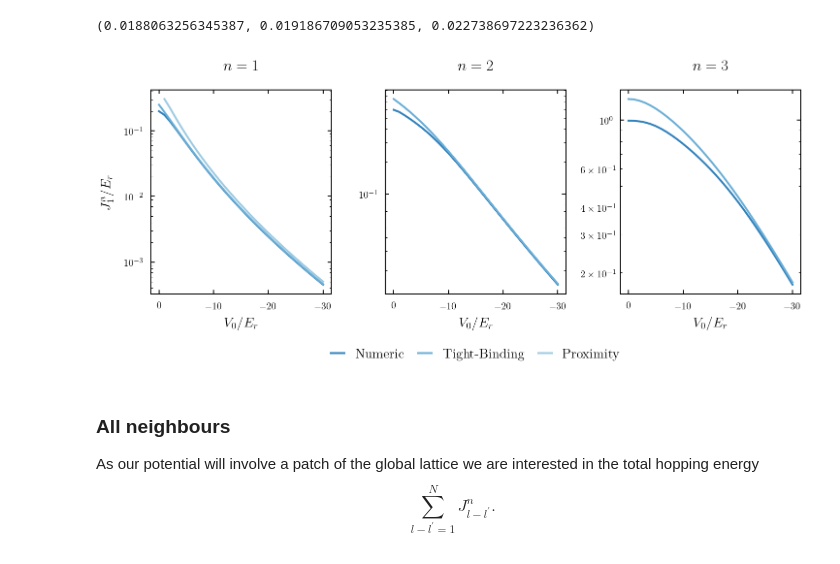
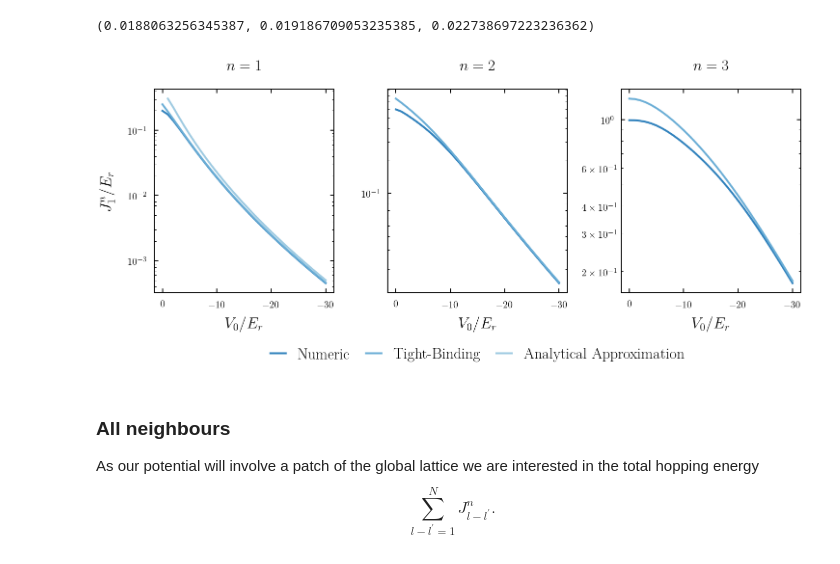
Before and after one commit to bodokaiser/bachelor-thesis, a Jupyter notebook: notebook/evaluation/lattice-scales.ipynb, the cells around one changed output. Saved outputs shown, nothing was run; the diff lists cells and outputs as text; code cells hidden in the pictures.

```diff
--- a/notebook/evaluation/lattice-scales.ipynb
+++ b/notebook/evaluation/lattice-scales.ipynb
@@ -247,35 +247,35 @@ fig, axes = plt.subplots(ncols=3, figsize=(12, 4))
 
 axes[0].set_title('$n=1$')
 axes[0].set_xlabel('$V_0/E_r$')
 axes[0].plot(V0, J_nn_ex[:,0], label='Numeric', color=cmap.colors[0])
 axes[0].plot(V0, J_nn_tb[:,0], label='Tight-Binding', color=cmap.colors[1])
-axes[0].plot(V0[1:], J_nn_pr[1:], label='Proximity', color=cmap.colors[2])
+axes[0].plot(V0[1:], J_nn_pr[1:], label='Analytical Approximation', color=cmap.colors[2])
 axes[0].set_xlim(axes[0].get_xlim()[::-1])
 axes[0].set_yscale('log')
 
 axes[1].set_title('$n=2$')
 axes[1].set_xlabel('$V_0/E_r$')
 axes[1].plot(V0, J_nn_ex[:,1], label='Exact', color=cmap.colors[0])
 axes[1].plot(V0, J_nn_tb[:,1], label='Tight-Binding', color=cmap.colors[1])
 axes[1].set_xlim(axes[1].get_xlim()[::-1])
 axes[1].set_yscale('log')
 
 axes[2].set_title('$n=3$')
 axes[2].set_xlabel('$V_0/E_r$')
 axes[2].plot(V0, J_nn_ex[:,2], label='Exact', color=cmap.colors[0])
 axes[2].plot(V0, J_nn_tb[:,2], label='Tight-Binding', color=cmap.colors[1])
 axes[2].set_xlim(axes[2].get_xlim()[::-1])
 axes[2].set_yscale('log')
 
 axes[0].legend(loc='upper center', bbox_to_anchor=(1.8, -0.2), ncol=3)
 axes[0].set_ylabel('$J^n_1/E_r$')
 
 plt.subplots_adjust(hspace=.4, wspace=.3, top=.98, bottom=.25)
 plt.savefig(os.path.join(figdir, 'hopping-nn.pdf'))
 plt.savefig(os.path.join(figdir, 'hopping-nn.pgf'))
 plt.show()
 # %% [output]
-[figure, old version]
+[figure, new version]
 # %% [markdown]
 ### All neighbours
 
```
Also changed, not shown: 6 other files.
